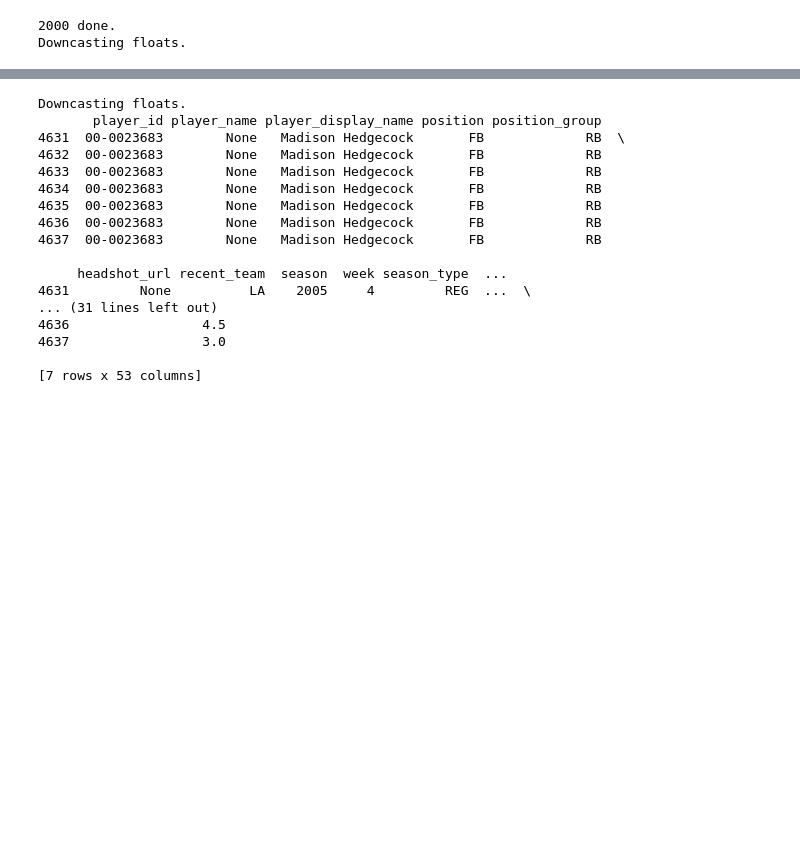
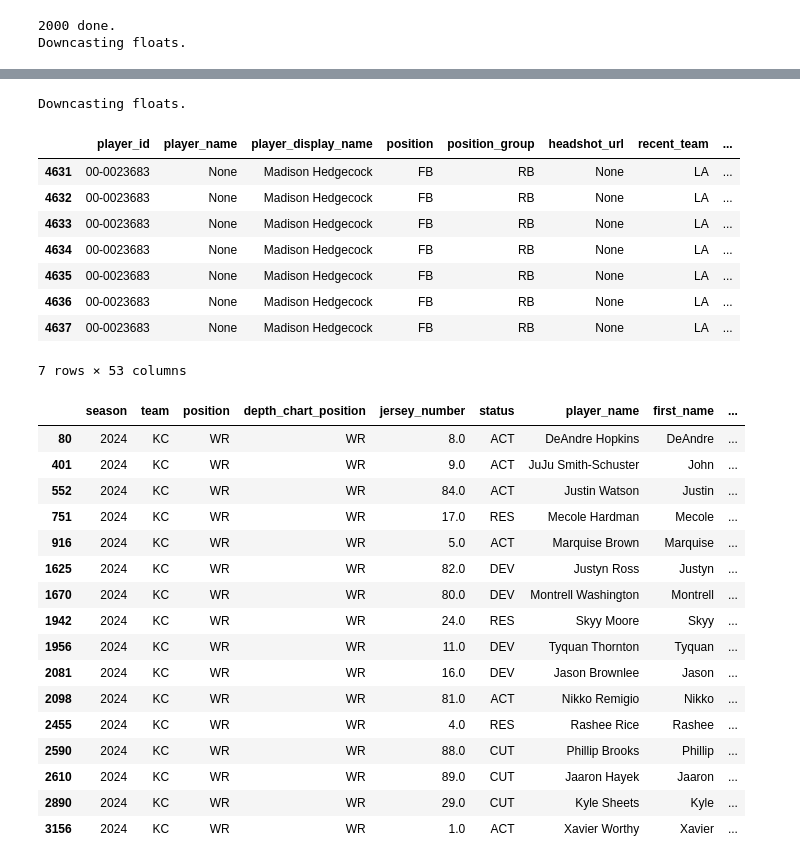
Before and after one commit to connor-pickett/2025_FinalProject_Ctrl-Alt-Defeat, a Jupyter notebook: Class_NFL_Project.ipynb, the cells around one changed output, grey strips where cells are left out. Saved outputs shown, nothing was run; the diff lists cells and outputs as text; code cells hidden in the pictures; blank space fills up the shorter version.

```diff
--- a/Class_NFL_Project.ipynb
+++ b/Class_NFL_Project.ipynb
@@ -71,0 +74,11 @@ Downcasting floats.
+# %%
+import pandas as pd
+
+# Ensure pandas does not truncate output
+pd.set_option('display.max_rows', None)  # Show all rows
+pd.set_option('display.max_columns', None)  # Show all columns
+pd.set_option('display.width', None)  # Prevent line breaks
+pd.set_option('display.max_colwidth', None)  # Show full content of each cell
+
+# Print the filtered DataFrame
+pbp[pbp.game_id == '2019_15_CLE_ARI'][['desc', 'time', 'play_type']]
@@ -72,21 +103,37 @@ Downcasting floats.
 # %%
 hi=nfl.import_weekly_data([2000, 2005])
-print(hi[hi["player_display_name"] == "Madison Hedgecock"])
+hi[hi["player_display_name"] == "Madison Hedgecock"]
 # %% [output]
 Downcasting floats.
-       player_id player_name player_display_name position position_group
-4631  00-0023683        None   Madison Hedgecock       FB             RB  \
-4632  00-0023683        None   Madison Hedgecock       FB             RB
-4633  00-0023683        None   Madison Hedgecock       FB             RB
-4634  00-0023683        None   Madison Hedgecock       FB             RB
-4635  00-0023683        None   Madison Hedgecock       FB             RB
-4636  00-0023683        None   Madison Hedgecock       FB             RB
-4637  00-0023683        None   Madison Hedgecock       FB             RB
-
-     headshot_url recent_team  season  week season_type  ...
-4631         None          LA    2005     4         REG  ...  \
-... (31 lines left out)
-4636                 4.5
-4637                 3.0
-
-[7 rows x 53 columns]
+|  | player_id | player_name | player_display_name | position | position_group | headshot_url | recent_team | ... |
+| 4631 | 00-0023683 | None | Madison Hedgecock | FB | RB | None | LA | ... |
+| 4632 | 00-0023683 | None | Madison Hedgecock | FB | RB | None | LA | ... |
+| 4633 | 00-0023683 | None | Madison Hedgecock | FB | RB | None | LA | ... |
+| 4634 | 00-0023683 | None | Madison Hedgecock | FB | RB | None | LA | ... |
+| 4635 | 00-0023683 | None | Madison Hedgecock | FB | RB | None | LA | ... |
+| 4636 | 00-0023683 | None | Madison Hedgecock | FB | RB | None | LA | ... |
+| 4637 | 00-0023683 | None | Madison Hedgecock | FB | RB | None | LA | ... |
+7 rows × 53 columns
+# %%
+rost= nfl.import_seasonal_rosters([2024])
+KC = rost[rost["team"] == "KC"]
+KC_WR = KC[KC["position"] == "WR"]
+KC_WR
+# %% [output]
+|  | season | team | position | depth_chart_position | jersey_number | status | player_name | first_name | ... |
+| 80 | 2024 | KC | WR | WR | 8.0 | ACT | DeAndre Hopkins | DeAndre | ... |
+| 401 | 2024 | KC | WR | WR | 9.0 | ACT | JuJu Smith-Schuster | John | ... |
+| 552 | 2024 | KC | WR | WR | 84.0 | ACT | Justin Watson | Justin | ... |
+| 751 | 2024 | KC | WR | WR | 17.0 | RES | Mecole Hardman | Mecole | ... |
+| 916 | 2024 | KC | WR | WR | 5.0 | ACT | Marquise Brown | Marquise | ... |
+| 1625 | 2024 | KC | WR | WR | 82.0 | DEV | Justyn Ross | Justyn | ... |
+| 1670 | 2024 | KC | WR | WR | 80.0 | DEV | Montrell Washington | Montrell | ... |
+| 1942 | 2024 | KC | WR | WR | 24.0 | RES | Skyy Moore | Skyy | ... |
+| 1956 | 2024 | KC | WR | WR | 11.0 | DEV | Tyquan Thornton | Tyquan | ... |
+| 2081 | 2024 | KC | WR | WR | 16.0 | DEV | Jason Brownlee | Jason | ... |
+| 2098 | 2024 | KC | WR | WR | 81.0 | ACT | Nikko Remigio | Nikko | ... |
+| 2455 | 2024 | KC | WR | WR | 4.0 | RES | Rashee Rice | Rashee | ... |
+| 2590 | 2024 | KC | WR | WR | 88.0 | CUT | Phillip Brooks | Phillip | ... |
+| 2610 | 2024 | KC | WR | WR | 89.0 | CUT | Jaaron Hayek | Jaaron | ... |
+| 2890 | 2024 | KC | WR | WR | 29.0 | CUT | Kyle Sheets | Kyle | ... |
+| 3156 | 2024 | KC | WR | WR | 1.0 | ACT | Xavier Worthy | Xavier | ... |
```
Also changed, not shown: parts of 3 cells of this notebook.
